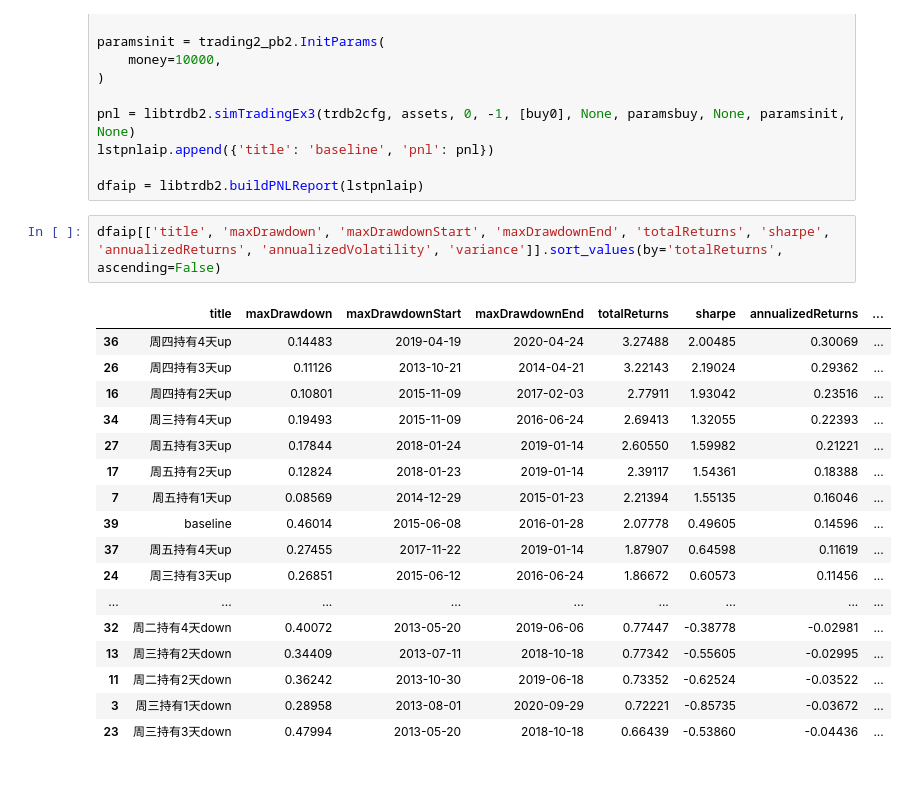
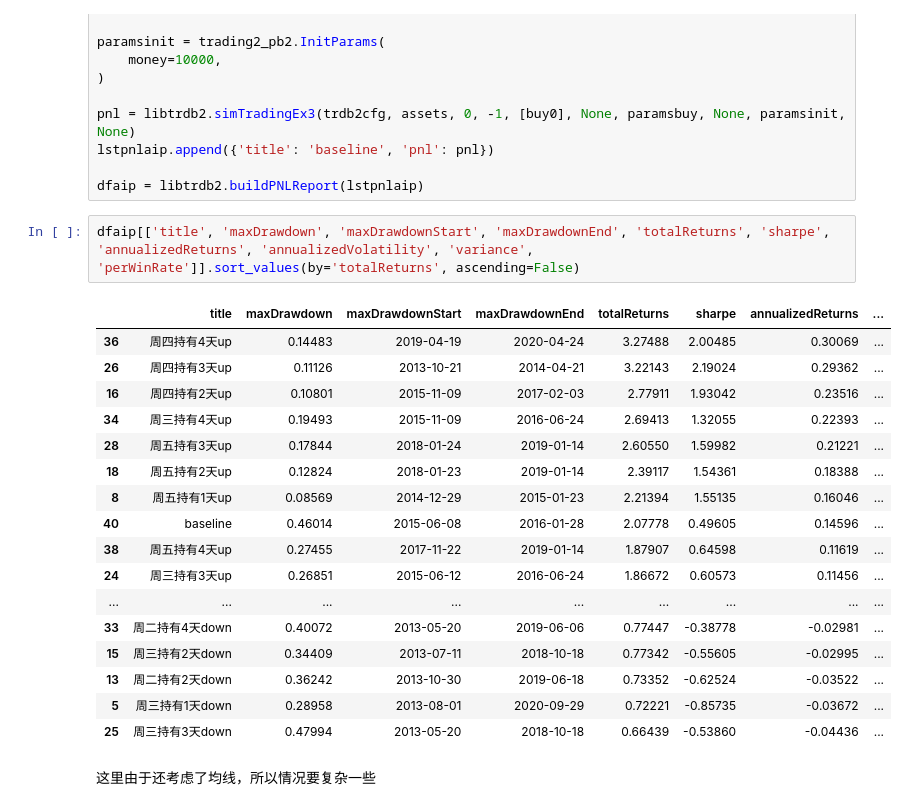
Before and after one commit to zhs007/jupyternotebook.demo, a Jupyter notebook: home/cnfunds/cnfund009.ipynb, the cells around one changed output. Saved outputs shown, nothing was run; the diff lists cells and outputs as text; blank space fills up the shorter version.

```diff
--- a/home/cnfunds/cnfund009.ipynb
+++ b/home/cnfunds/cnfund009.ipynb
@@ -131,22 +242,24 @@ lstpnlaip.append({'title': 'baseline', 'pnl': pnl})
 
 dfaip = libtrdb2.buildPNLReport(lstpnlaip)
 # %%
-dfaip[['title', 'maxDrawdown', 'maxDrawdownStart', 'maxDrawdownEnd', 'totalReturns', 'sharpe', 'annualizedReturns', 'annualizedVolatility', 'variance']].sort_values(by='totalReturns', ascending=False)
+dfaip[['title', 'maxDrawdown', 'maxDrawdownStart', 'maxDrawdownEnd', 'totalReturns', 'sharpe', 'annualizedReturns', 'annualizedVolatility', 'variance', 'perWinRate']].sort_values(by='totalReturns', ascending=False)
 # %% [output]
 |  | title | maxDrawdown | maxDrawdownStart | maxDrawdownEnd | totalReturns | sharpe | annualizedReturns | ... |
 | 36 | 周四持有4天up | 0.14483 | 2019-04-19 | 2020-04-24 | 3.27488 | 2.00485 | 0.30069 | ... |
 | 26 | 周四持有3天up | 0.11126 | 2013-10-21 | 2014-04-21 | 3.22143 | 2.19024 | 0.29362 | ... |
 | 16 | 周四持有2天up | 0.10801 | 2015-11-09 | 2017-02-03 | 2.77911 | 1.93042 | 0.23516 | ... |
 | 34 | 周三持有4天up | 0.19493 | 2015-11-09 | 2016-06-24 | 2.69413 | 1.32055 | 0.22393 | ... |
-| 27 | 周五持有3天up | 0.17844 | 2018-01-24 | 2019-01-14 | 2.60550 | 1.59982 | 0.21221 | ... |
-| 17 | 周五持有2天up | 0.12824 | 2018-01-23 | 2019-01-14 | 2.39117 | 1.54361 | 0.18388 | ... |
-| 7 | 周五持有1天up | 0.08569 | 2014-12-29 | 2015-01-23 | 2.21394 | 1.55135 | 0.16046 | ... |
-| 39 | baseline | 0.46014 | 2015-06-08 | 2016-01-28 | 2.07778 | 0.49605 | 0.14596 | ... |
-| 37 | 周五持有4天up | 0.27455 | 2017-11-22 | 2019-01-14 | 1.87907 | 0.64598 | 0.11619 | ... |
+| 28 | 周五持有3天up | 0.17844 | 2018-01-24 | 2019-01-14 | 2.60550 | 1.59982 | 0.21221 | ... |
+| 18 | 周五持有2天up | 0.12824 | 2018-01-23 | 2019-01-14 | 2.39117 | 1.54361 | 0.18388 | ... |
+| 8 | 周五持有1天up | 0.08569 | 2014-12-29 | 2015-01-23 | 2.21394 | 1.55135 | 0.16046 | ... |
+| 40 | baseline | 0.46014 | 2015-06-08 | 2016-01-28 | 2.07778 | 0.49605 | 0.14596 | ... |
+| 38 | 周五持有4天up | 0.27455 | 2017-11-22 | 2019-01-14 | 1.87907 | 0.64598 | 0.11619 | ... |
 | 24 | 周三持有3天up | 0.26851 | 2015-06-12 | 2016-06-24 | 1.86672 | 0.60573 | 0.11456 | ... |
 | ... | ... | ... | ... | ... | ... | ... | ... | ... |
-| 32 | 周二持有4天down | 0.40072 | 2013-05-20 | 2019-06-06 | 0.77447 | -0.38778 | -0.02981 | ... |
-| 13 | 周三持有2天down | 0.34409 | 2013-07-11 | 2018-10-18 | 0.77342 | -0.55605 | -0.02995 | ... |
-| 11 | 周二持有2天down | 0.36242 | 2013-10-30 | 2019-06-18 | 0.73352 | -0.62524 | -0.03522 | ... |
-| 3 | 周三持有1天down | 0.28958 | 2013-08-01 | 2020-09-29 | 0.72221 | -0.85735 | -0.03672 | ... |
-| 23 | 周三持有3天down | 0.47994 | 2013-05-20 | 2018-10-18 | 0.66439 | -0.53860 | -0.04436 | ... |
+| 33 | 周二持有4天down | 0.40072 | 2013-05-20 | 2019-06-06 | 0.77447 | -0.38778 | -0.02981 | ... |
+| 15 | 周三持有2天down | 0.34409 | 2013-07-11 | 2018-10-18 | 0.77342 | -0.55605 | -0.02995 | ... |
+| 13 | 周二持有2天down | 0.36242 | 2013-10-30 | 2019-06-18 | 0.73352 | -0.62524 | -0.03522 | ... |
+| 5 | 周三持有1天down | 0.28958 | 2013-08-01 | 2020-09-29 | 0.72221 | -0.85735 | -0.03672 | ... |
+| 25 | 周三持有3天down | 0.47994 | 2013-05-20 | 2018-10-18 | 0.66439 | -0.53860 | -0.04436 | ... |
+# %% [markdown]
+这里由于还考虑了均线，所以情况要复杂一些
```
Also changed, not shown: parts of 3 cells of this notebook, 4 other files.
